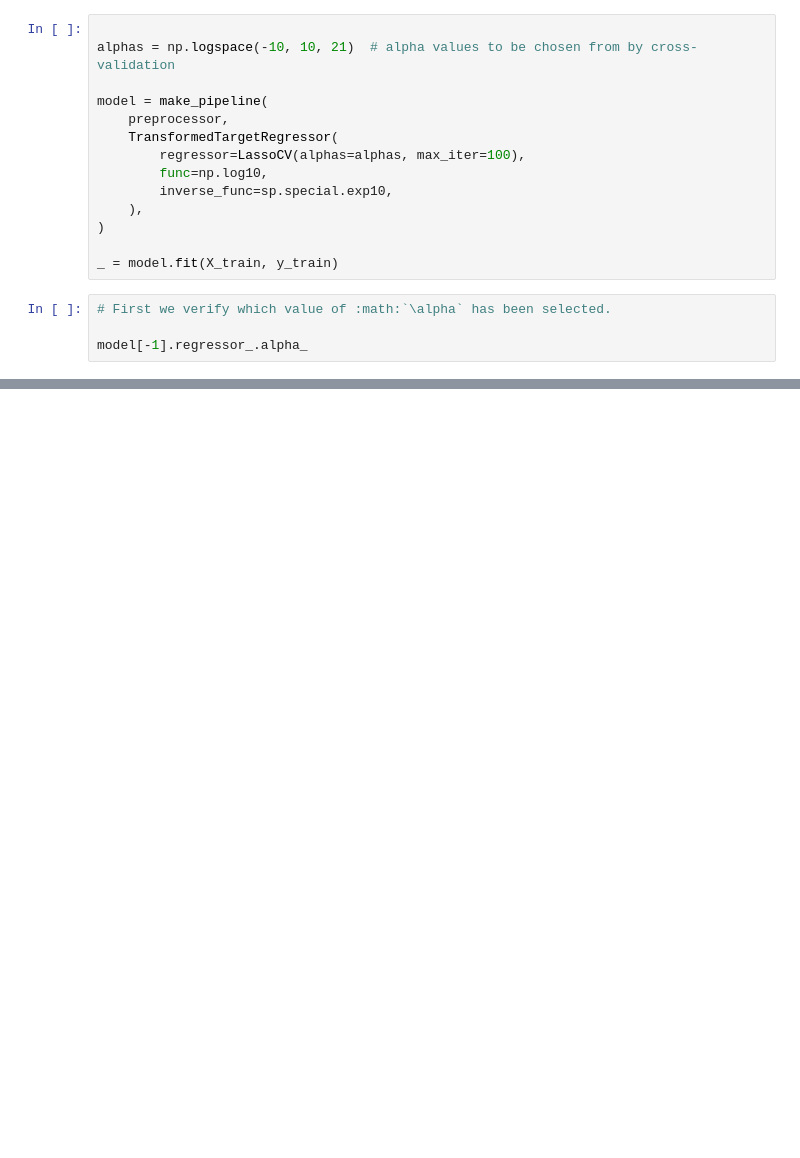
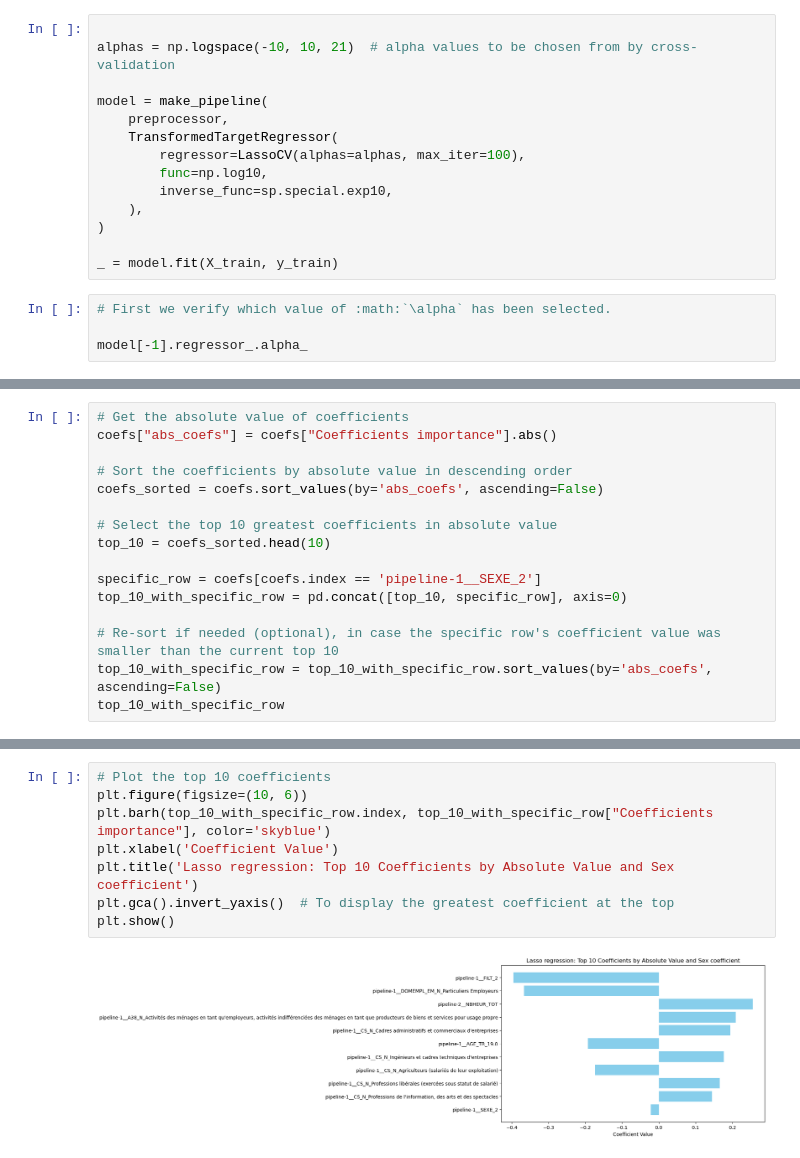
Before and after one commit to grn-matthieu/ML-for-econometrics---Project, a Jupyter notebook: modeling.ipynb, the cells around one changed output, grey strips where cells are left out. Drawn from its saved outputs; the diff is of its cells as text; blank space fills up the shorter version.

```diff
--- a/modeling.ipynb
+++ b/modeling.ipynb
@@ -336,0 +507,16 @@ model[-1].regressor_.alpha_
+# %%
+# Get the absolute value of coefficients
+coefs["abs_coefs"] = coefs["Coefficients importance"].abs()
+
+# Sort the coefficients by absolute value in descending order
+coefs_sorted = coefs.sort_values(by='abs_coefs', ascending=False)
+
+# Select the top 10 greatest coefficients in absolute value
+top_10 = coefs_sorted.head(10)
+
+specific_row = coefs[coefs.index == 'pipeline-1__SEXE_2']
+top_10_with_specific_row = pd.concat([top_10, specific_row], axis=0)
+
+# Re-sort if needed (optional), in case the specific row's coefficient value was smaller than the current top 10
+top_10_with_specific_row = top_10_with_specific_row.sort_values(by='abs_coefs', ascending=False)
+top_10_with_specific_row
@@ -336,0 +536,10 @@ model[-1].regressor_.alpha_
+# %%
+# Plot the top 10 coefficients
+plt.figure(figsize=(10, 6))
+plt.barh(top_10_with_specific_row.index, top_10_with_specific_row["Coefficients importance"], color='skyblue')
+plt.xlabel('Coefficient Value')
+plt.title('Lasso regression: Top 10 Coefficients by Absolute Value and Sex coefficient')
+plt.gca().invert_yaxis()  # To display the greatest coefficient at the top
+plt.show()
+# %% [output]
+[figure, added]
```
Also changed, not shown: parts of 38 cells of this notebook.
